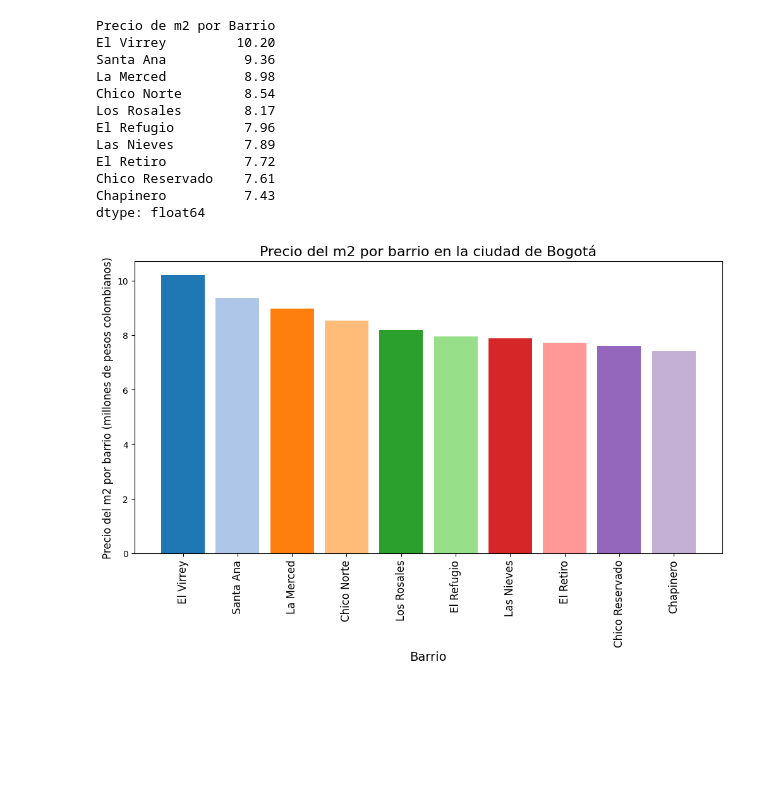
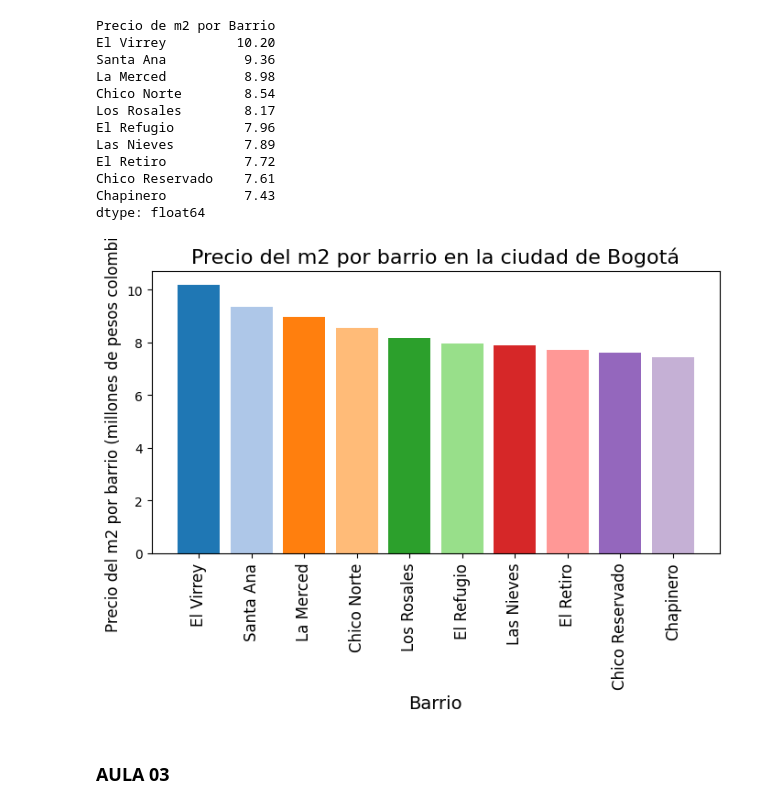
Before and after one commit to costimedina/inmersion-datos-alura, a Jupyter notebook: INMERSION_DATOS_AULA.ipynb, the cells around one changed output. Drawn from its saved outputs; the diff is of its cells as text; code cells hidden in the pictures; blank space fills up the shorter version.

```diff
--- a/INMERSION_DATOS_AULA.ipynb
+++ b/INMERSION_DATOS_AULA.ipynb
@@ -11,7 +11,7 @@ Drive already mounted at /content/drive; to attempt to forcibly remount, call dr
 # %%
 import pandas as pd
 
-inmuebles = pd.read_csv('/content/drive/MyDrive/Alura Latam - Python/inmuebles_bogota.csv')
+inmuebles = pd.read_csv('/content/drive/MyDrive/Alura_Latam_Python/inmuebles_bogota.csv')
 inmuebles.head()
 # %% [output]
 |  | Tipo | Descripcion | Habitaciones | Baños | Área | Barrio | UPZ | Valor |
@@ -604,25 +617,27 @@ dtype: float64
 # %%
 #Importamos las librerías
 import matplotlib.pyplot as plt
 import seaborn as sns
 
 #Clonfiguramos el tamaño del lienzo
-plt.figure(figsize=(12,6))
+plt.figure(figsize=(8,4))
 
 #Definimos la paleta de colores para cada tipo de inmueble
 color_barra = plt.get_cmap('tab20').colors[:len(precio_m2_barrio)]
 
 #Creamos el gráfico de barras
 plt.bar(precio_m2_barrio.index, precio_m2_barrio, color=color_barra)
 
 #Estilamos los títulos y las etiquetas
 plt.title('Precio del m2 por barrio en la ciudad de Bogotá', fontsize=16)
 plt.xlabel('Barrio', fontsize=14)
 plt.ylabel('Precio del m2 por barrio (millones de pesos colombianos)', fontsize=12)
 plt.xticks(rotation=90, fontsize=12)
 
 #Código para configuración para guardado de la gráfica en algún formato
 plt.savefig('/content/drive/MyDrive/Alura_Latam_Python/valor_barrios_m2.png', format='png')
 plt.show()
 # %% [output]
-[figure, old version]
+[figure, new version]
+# %% [markdown]
+### **AULA 03**
```
Also changed, not shown: parts of 36 cells of this notebook.
